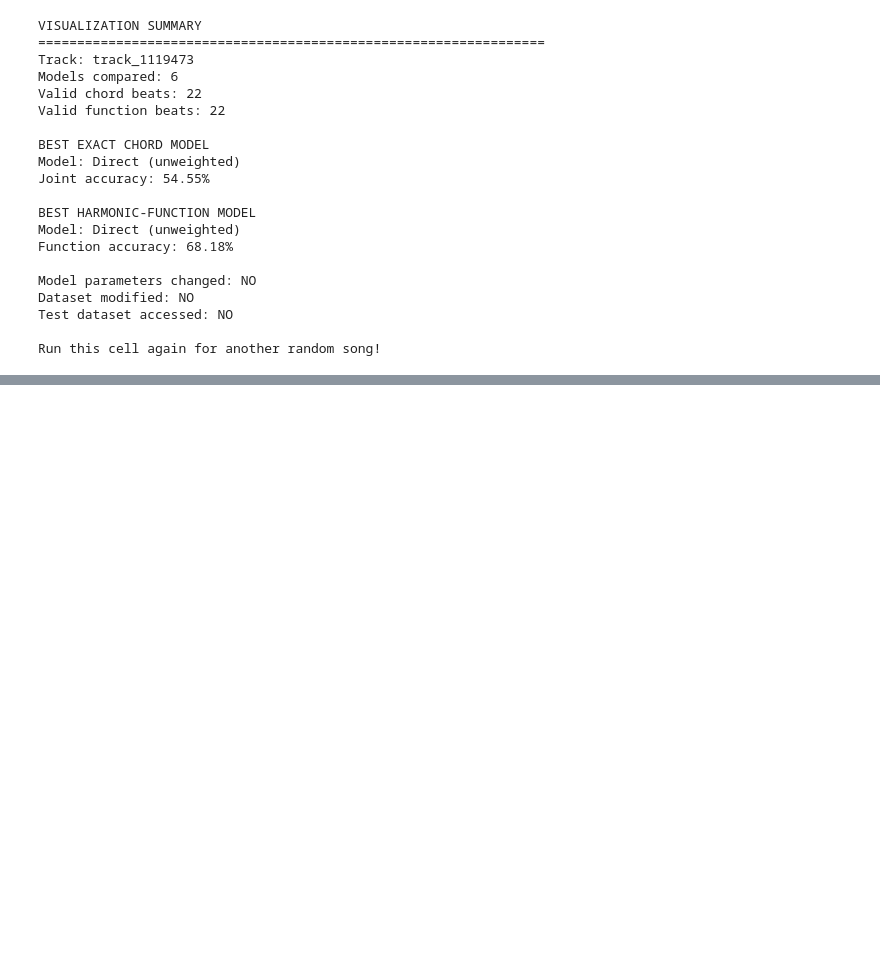
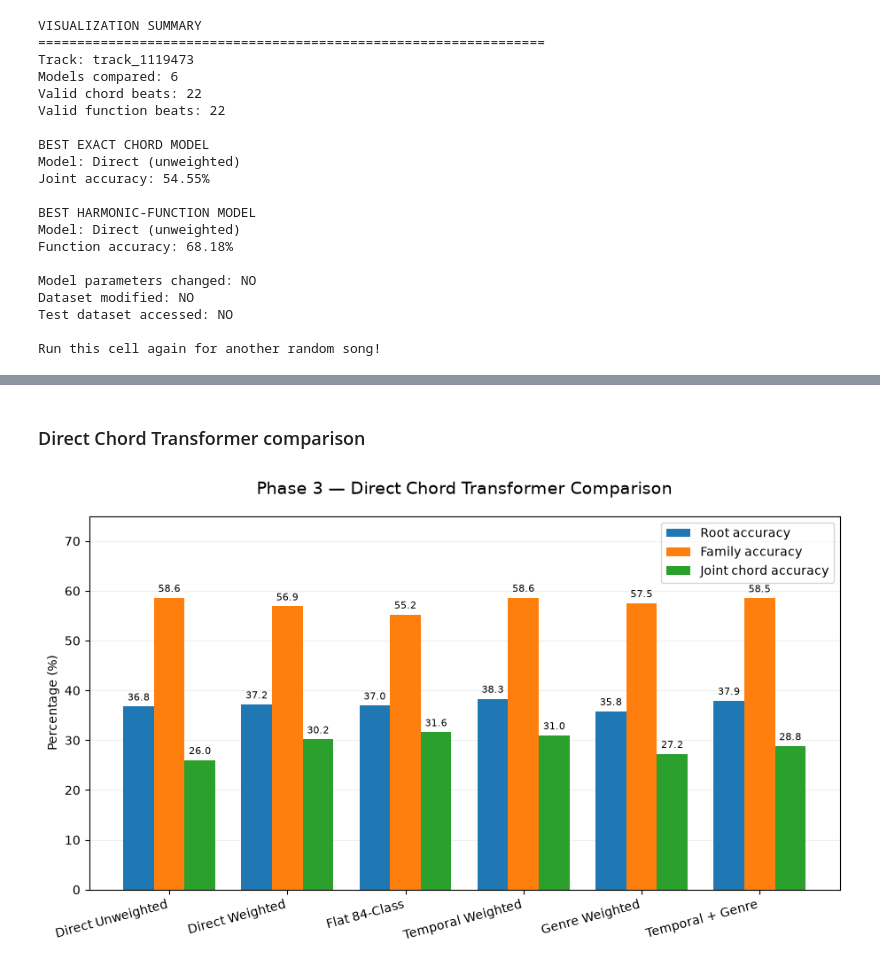
Before and after one commit to SYNCODE-SLIIT/J26-DS-339, a Jupyter notebook: experiments/pasan/notebooks/03_phase3_transformer_development.ipynb, the cells around one changed output, grey strips where cells are left out. Saved outputs shown, nothing was run; the diff lists cells and outputs as text; code cells hidden in the pictures; blank space fills up the shorter version.

```diff
--- a/experiments/pasan/notebooks/03_phase3_transformer_development.ipynb
+++ b/experiments/pasan/notebooks/03_phase3_transformer_development.ipynb
@@ -22355,0 +23436,40 @@ Run this cell again for another random song!
+# %% [markdown]
+### Direct Chord Transformer comparison
+# %%
+
+models = [
+    "Direct Unweighted",
+    "Direct Weighted",
+    "Flat 84-Class",
+    "Temporal Weighted",
+    "Genre Weighted",
+    "Temporal + Genre"
+]
+
+rows = []
+
+for name in models:
+    m = P3_CHECKPOINTS[name]["validation_metrics"]
+
+    rows.append({
+        "Model": name,
+        "Root accuracy": m["root_accuracy"],
+        "Family accuracy": m["family_accuracy"],
+        "Joint chord accuracy": m["joint_accuracy"]
+    })
+
+direct_chart_df = pd.DataFrame(rows)
+
+p3_plot_grouped(
+    direct_chart_df,
+    "Model",
+    [
+        "Root accuracy",
+        "Family accuracy",
+        "Joint chord accuracy"
+    ],
+    "Phase 3 — Direct Chord Transformer Comparison",
+    ymax=75
+)
+# %% [output]
+[figure, added]
```
Also changed, not shown: parts of 18 cells of this notebook, 11 other files.
